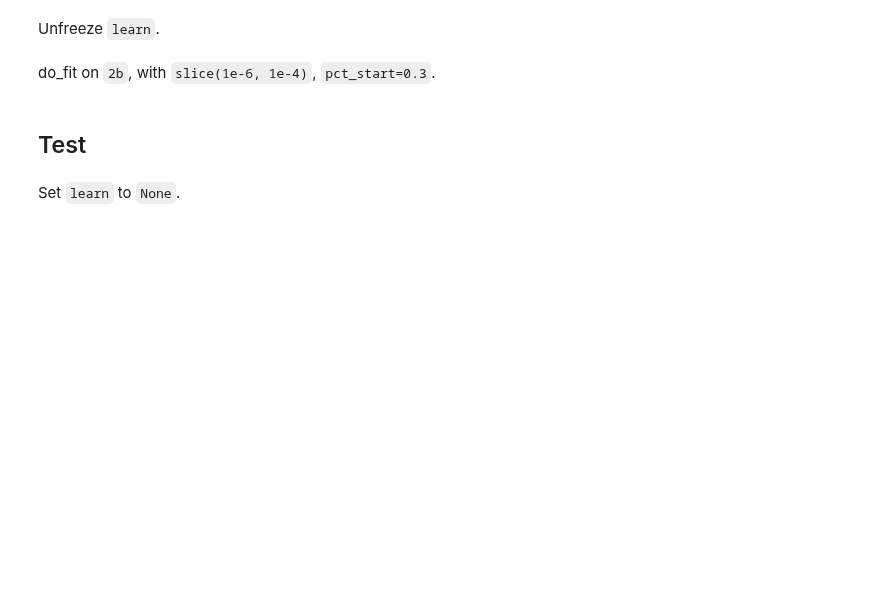
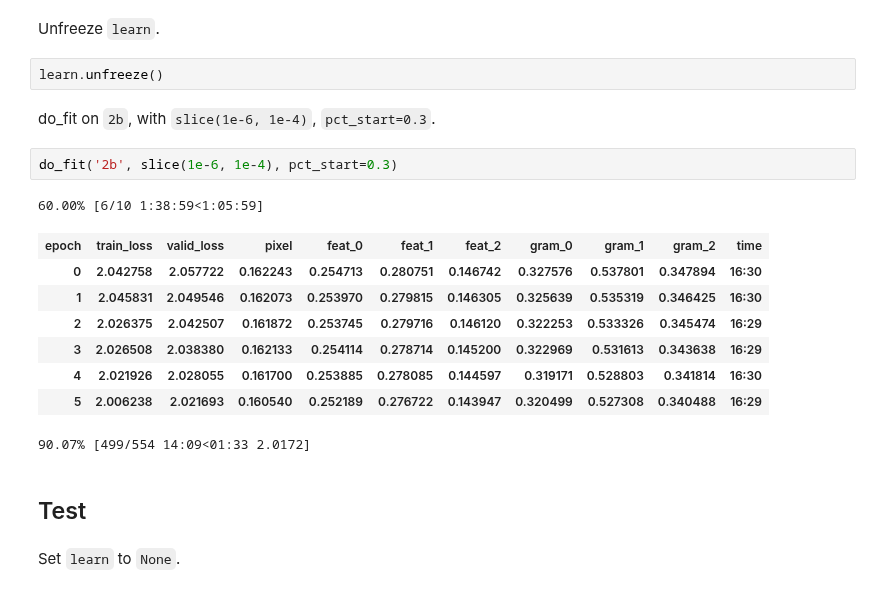
Before and after one commit to rforgione/course-v3, a Jupyter notebook: nbs/dl1/lesson7-superres-attempt.ipynb, the cells around one changed output. Drawn from its saved outputs; the diff is of its cells as text; blank space fills up the shorter version.

```diff
--- a/nbs/dl1/lesson7-superres-attempt.ipynb
+++ b/nbs/dl1/lesson7-superres-attempt.ipynb
@@ -294,7 +351,21 @@ Load `1b`.
 # %% [markdown]
 Unfreeze `learn`.
+# %%
+learn.unfreeze()
 # %% [markdown]
 do_fit on `2b`, with `slice(1e-6, 1e-4)`, `pct_start=0.3`.
+# %%
+do_fit('2b', slice(1e-6, 1e-4), pct_start=0.3)
+# %% [output]
+60.00% [6/10 1:38:59<1:05:59]
+| epoch | train_loss | valid_loss | pixel | feat_0 | feat_1 | feat_2 | gram_0 | gram_1 | gram_2 | time |
+| 0 | 2.042758 | 2.057722 | 0.162243 | 0.254713 | 0.280751 | 0.146742 | 0.327576 | 0.537801 | 0.347894 | 16:30 |
+| 1 | 2.045831 | 2.049546 | 0.162073 | 0.253970 | 0.279815 | 0.146305 | 0.325639 | 0.535319 | 0.346425 | 16:30 |
+| 2 | 2.026375 | 2.042507 | 0.161872 | 0.253745 | 0.279716 | 0.146120 | 0.322253 | 0.533326 | 0.345474 | 16:29 |
+| 3 | 2.026508 | 2.038380 | 0.162133 | 0.254114 | 0.278714 | 0.145200 | 0.322969 | 0.531613 | 0.343638 | 16:29 |
+| 4 | 2.021926 | 2.028055 | 0.161700 | 0.253885 | 0.278085 | 0.144597 | 0.319171 | 0.528803 | 0.341814 | 16:30 |
+| 5 | 2.006238 | 2.021693 | 0.160540 | 0.252189 | 0.276722 | 0.143947 | 0.320499 | 0.527308 | 0.340488 | 16:29 |
+90.07% [499/554 14:09<01:33 2.0172]
 # %% [markdown]
 ## Test
 # %% [markdown]
```
Also changed, not shown: parts of 22 cells of this notebook.
